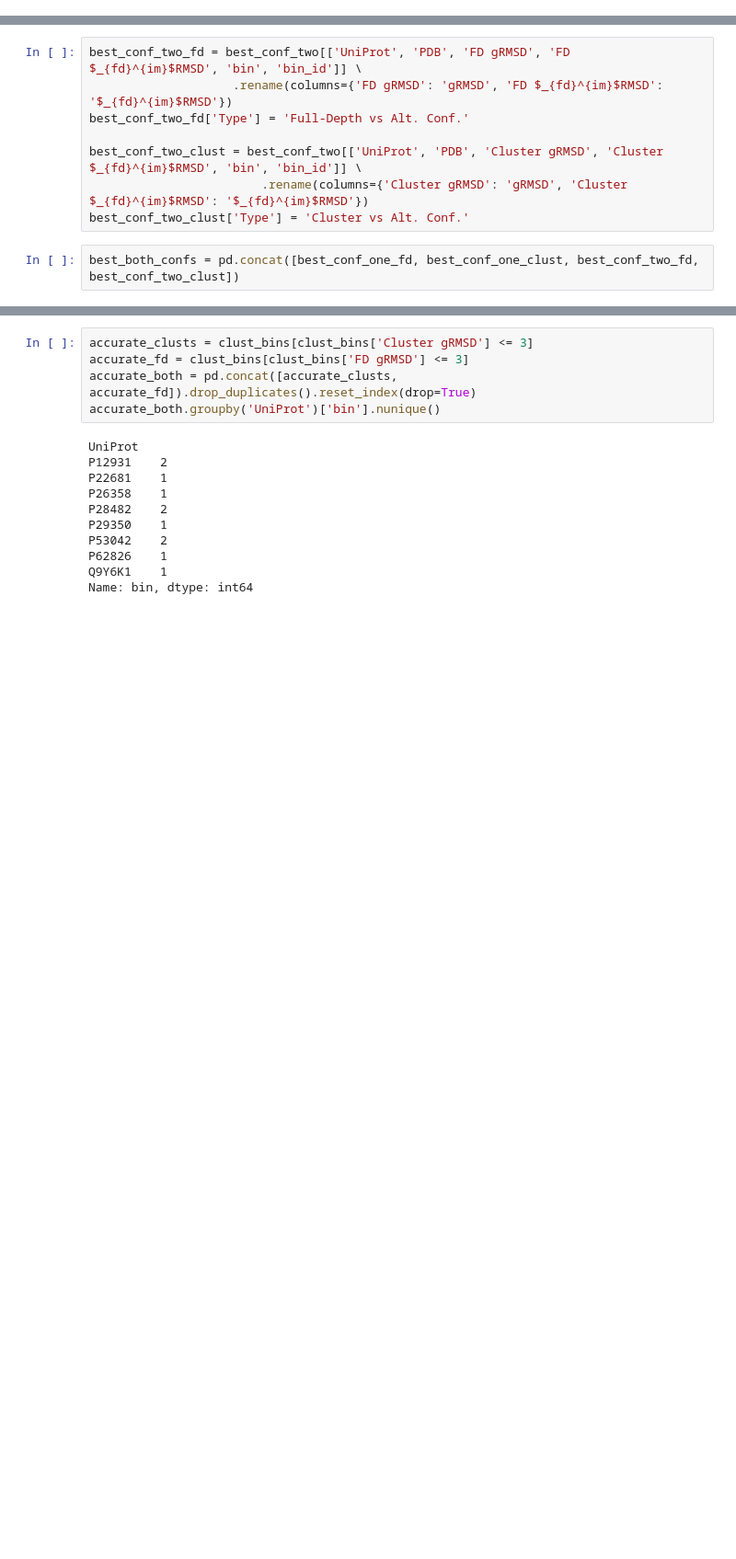
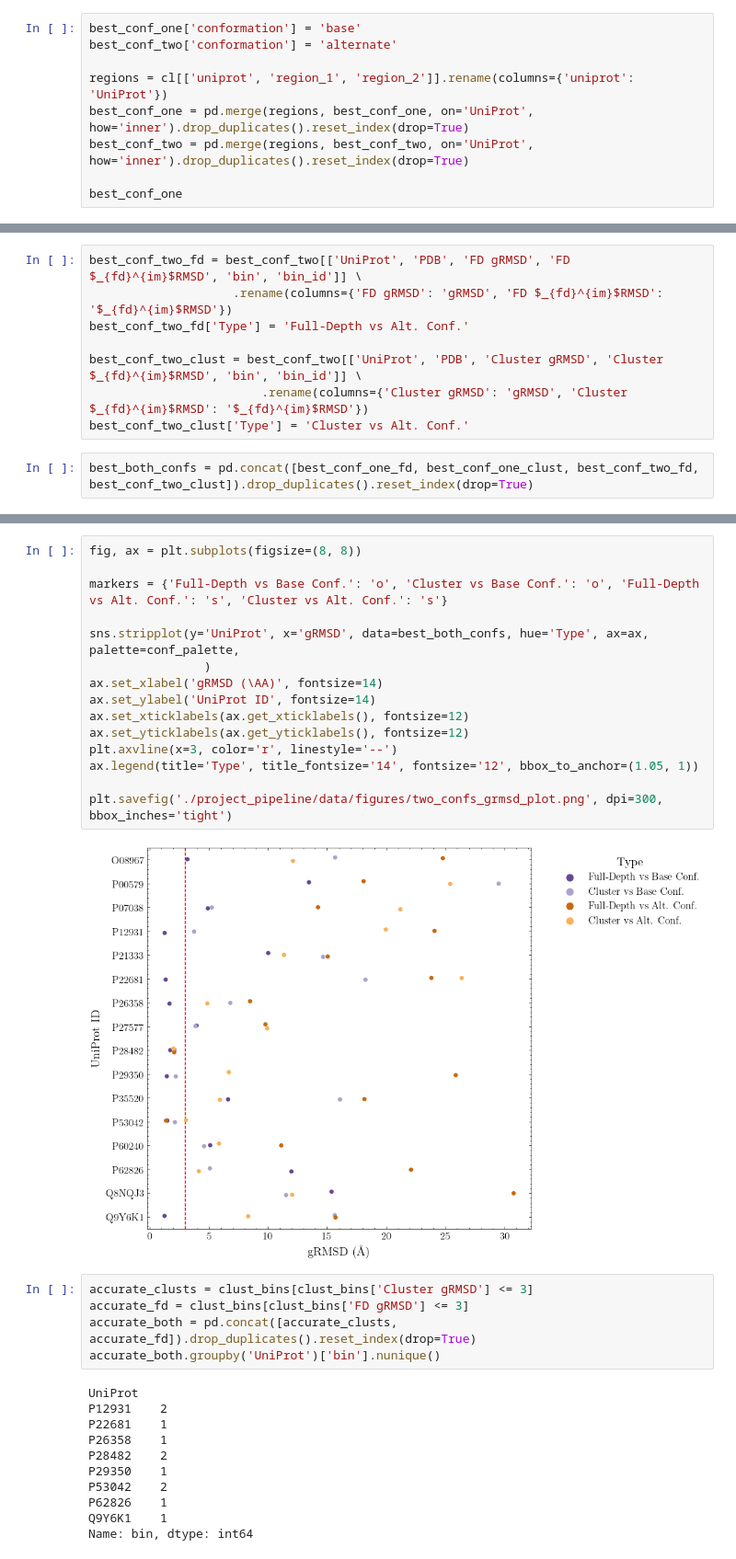
Before and after one commit to bperkinsj/autoinhibition_and_alphafold2, a Jupyter notebook: fig3.ipynb, the cells around one changed output, grey strips where cells are left out. Shown: that part at 92% size. Drawn from its saved outputs; the diff is of its cells as text; blank space fills up the shorter version.

```diff
--- a/fig3.ipynb
+++ b/fig3.ipynb
@@ -3144,3 +3144,12 @@ best_conf_two
 | 13 | P62826 | 3gj7 | 22.089 | 59.019 | Autoinhibitory | 9.0 | P62826_9.0 | U10-005 | 4.144 | ... |
 | 14 | Q8NQJ3 | 2kb4 | 30.770 | 61.982 | Autoinhibitory | 10.0 | Q8NQJ3_10.0 | U100-009 | 12.044 | ... |
 | 15 | Q9Y6K1 | 4u7p | 15.705 | 47.330 | Autoinhibitory | 15.0 | Q9Y6K1_15.0 | U100-009 | 8.319 | ... |
+# %%
+best_conf_one['conformation'] = 'base'
+best_conf_two['conformation'] = 'alternate'
+
+regions = cl[['uniprot', 'region_1', 'region_2']].rename(columns={'uniprot': 'UniProt'})
+best_conf_one = pd.merge(regions, best_conf_one, on='UniProt', how='inner').drop_duplicates().reset_index(drop=True)
+best_conf_two = pd.merge(regions, best_conf_two, on='UniProt', how='inner').drop_duplicates().reset_index(drop=True)
+
+best_conf_one
@@ -3174,7 +3185,7 @@ best_conf_two_clust = best_conf_two[['UniProt', 'PDB', 'Cluster gRMSD', 'Cluster
                         .rename(columns={'Cluster gRMSD': 'gRMSD', 'Cluster $_{fd}^{im}$RMSD': '$_{fd}^{im}$RMSD'})
 best_conf_two_clust['Type'] = 'Cluster vs Alt. Conf.'
 # %%
-best_both_confs = pd.concat([best_conf_one_fd, best_conf_one_clust, best_conf_two_fd, best_conf_two_clust])
+best_both_confs = pd.concat([best_conf_one_fd, best_conf_one_clust, best_conf_two_fd, best_conf_two_clust]).drop_duplicates().reset_index(drop=True)
 # %%
 fig, ax = plt.subplots(figsize=(8, 8))
 
@@ -3195,3 +3206,20 @@ plt.savefig('./project_pipeline/data/figures/two_confs_plot.png', dpi=300, bbox_
+# %%
+fig, ax = plt.subplots(figsize=(8, 8))
+
+markers = {'Full-Depth vs Base Conf.': 'o', 'Cluster vs Base Conf.': 'o', 'Full-Depth vs Alt. Conf.': 's', 'Cluster vs Alt. Conf.': 's'}
+
+sns.stripplot(y='UniProt', x='gRMSD', data=best_both_confs, hue='Type', ax=ax, palette=conf_palette,
+                )
+ax.set_xlabel('gRMSD (\AA)', fontsize=14)
+ax.set_ylabel('UniProt ID', fontsize=14)
+ax.set_xticklabels(ax.get_xticklabels(), fontsize=12)
+ax.set_yticklabels(ax.get_yticklabels(), fontsize=12)
+plt.axvline(x=3, color='r', linestyle='--')
+ax.legend(title='Type', title_fontsize='14', fontsize='12', bbox_to_anchor=(1.05, 1))
+
+plt.savefig('./project_pipeline/data/figures/two_confs_grmsd_plot.png', dpi=300, bbox_inches='tight')
+# %% [output]
+[figure, added]
 # %%
 accurate_clusts = clust_bins[clust_bins['Cluster gRMSD'] <= 3]
 accurate_fd = clust_bins[clust_bins['FD gRMSD'] <= 3]
```
Also changed, not shown: parts of 10 cells of this notebook, 12 other files.
